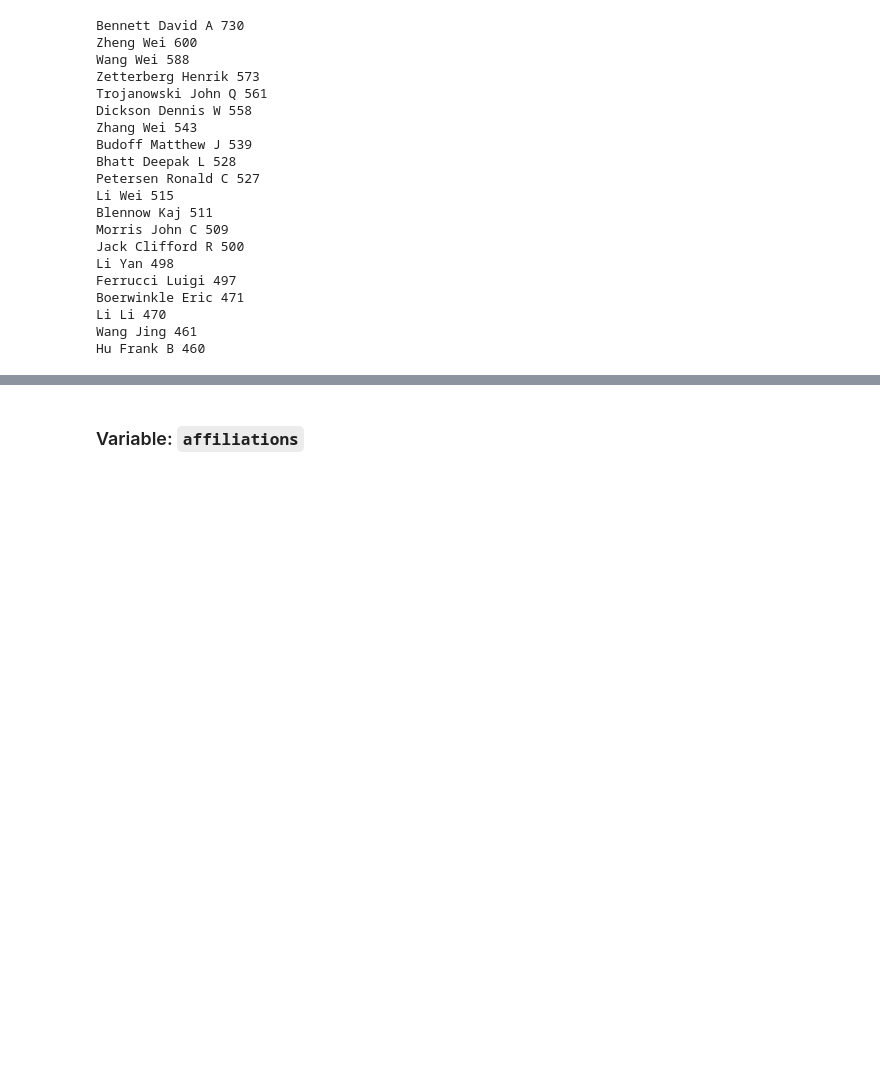
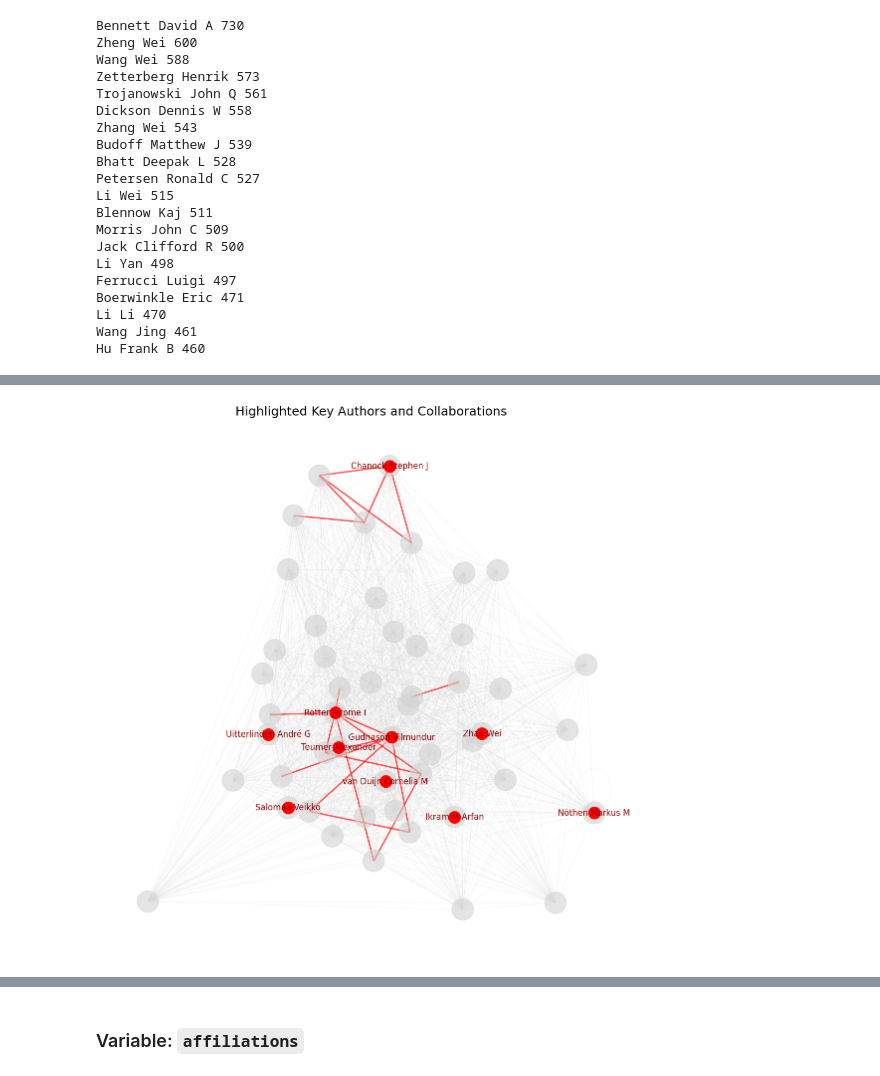
Before and after one commit to mateuszpliszka/PubMedResearch, a Jupyter notebook: 2.EDA_Tokenization.ipynb, the cells around one changed output, grey strips where cells are left out. Cells and saved outputs as stored; diff of their text form; code cells hidden in the pictures; blank space fills up the shorter version.

```diff
--- a/2.EDA_Tokenization.ipynb
+++ b/2.EDA_Tokenization.ipynb
@@ -2860,0 +3032,57 @@ Hu Frank B 460
+# %%
+# Identify top nodes and edges
+top_nodes = sorted(subgraph.degree, key=lambda x: x[1], reverse=True)[:10]
+top_edges = sorted(subgraph.edges(data=True), key=lambda x: x[2]['weight'], reverse=True)[:20]
+
+# Extract top nodes and edges for highlighting
+highlighted_nodes = [node for node, _ in top_nodes]
+highlighted_edges = [(u, v) for u, v, _ in top_edges]
+
+# Highlighted graph
+plt.figure(figsize=(14, 14))
+pos = nx.spring_layout(subgraph, seed=42)
+
+# Regular nodes and edges
+nx.draw_networkx_nodes(
+    subgraph,
+    pos,
+    node_size=node_sizes,
+    node_color="lightgray",
+    alpha=0.6
+)
+nx.draw_networkx_edges(
+    subgraph,
+    pos,
+    width=0.5,
+    alpha=0.3,
+    edge_color="lightgray"
+)
+
+# Highlighted nodes and edges
+nx.draw_networkx_nodes(
+    subgraph,
+    pos,
+    nodelist=highlighted_nodes,
+    node_size=300,
+    node_color="red"
+)
+nx.draw_networkx_edges(
+    subgraph,
+    pos,
+    edgelist=highlighted_edges,
+    width=2,
+    alpha=0.7,
+    edge_color="red"
+)
+
+# Add labels for top nodes
+highlighted_labels = {node: node for node in highlighted_nodes}
+nx.draw_networkx_labels(
+    subgraph, pos, labels=highlighted_labels, font_size=12, font_color="darkred"
+)
+
+plt.title("Highlighted Key Authors and Collaborations", fontsize=18)
+plt.axis("off")
+plt.show()
+# %% [output]
+[figure, added]
```
Also changed, not shown: parts of 28 cells of this notebook, 10 other files.
